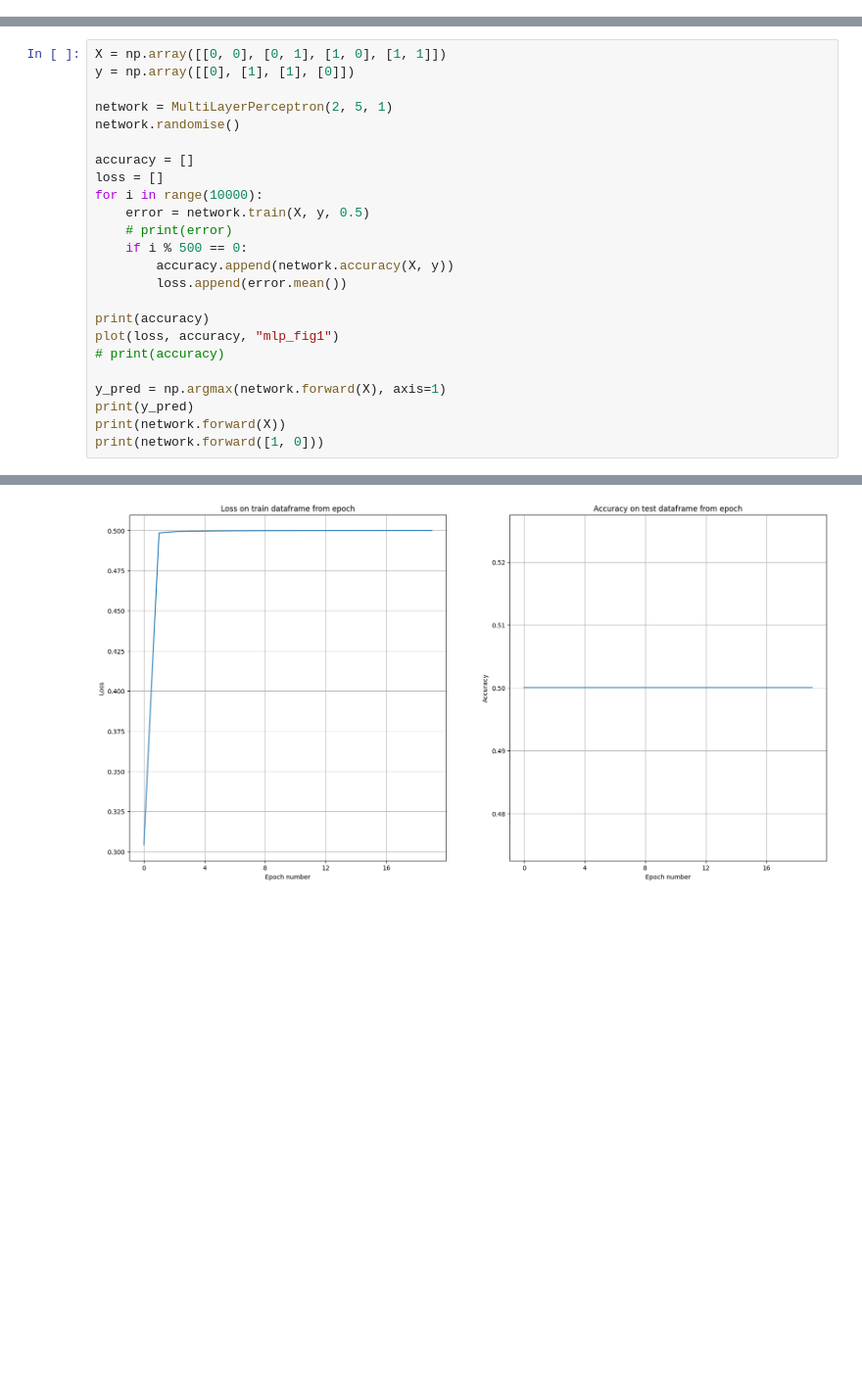
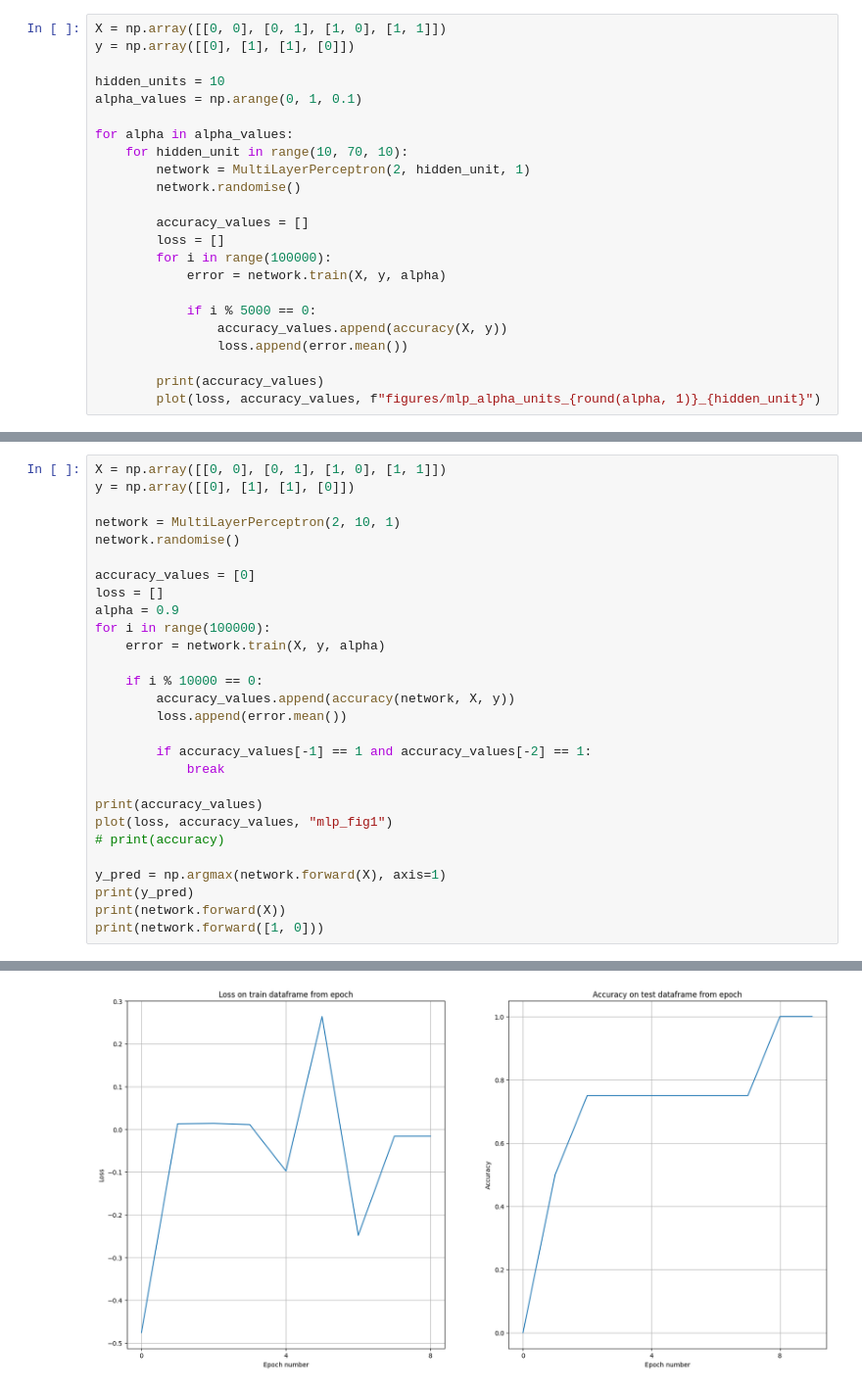
Before and after one commit to wayfarer-ismail/Neural_Network_from_Scratch, a Jupyter notebook: Neural Network from Scratch/task/main.ipynb, the cells around one changed output, grey strips where cells are left out. Shown: that part at 98% size. Drawn from its saved outputs; the diff is of its cells as text; blank space fills up the shorter version.

```diff
--- a/Neural Network from Scratch/task/main.ipynb
+++ b/Neural Network from Scratch/task/main.ipynb
@@ -11,0 +20,23 @@ from main import plot
+# %%
+X = np.array([[0, 0], [0, 1], [1, 0], [1, 1]])
+y = np.array([[0], [1], [1], [0]])
+
+hidden_units = 10
+alpha_values = np.arange(0, 1, 0.1)
+
+for alpha in alpha_values:
+    for hidden_unit in range(10, 70, 10):
+        network = MultiLayerPerceptron(2, hidden_unit, 1)
+        network.randomise()
+
+        accuracy_values = []
+        loss = []
+        for i in range(100000):
+            error = network.train(X, y, alpha)
+
+            if i % 5000 == 0:
+                accuracy_values.append(accuracy(X, y))
+                loss.append(error.mean())
+
+        print(accuracy_values)
+        plot(loss, accuracy_values, f"figures/mlp_alpha_units_{round(alpha, 1)}_{hidden_unit}")
@@ -13,20 +47,24 @@ from main import plot
 X = np.array([[0, 0], [0, 1], [1, 0], [1, 1]])
 y = np.array([[0], [1], [1], [0]])
 
-network = MultiLayerPerceptron(2, 5, 1)
+network = MultiLayerPerceptron(2, 10, 1)
 network.randomise()
 
-accuracy = []
+accuracy_values = [0]
 loss = []
-for i in range(10000):
-    error = network.train(X, y, 0.5)
-    # print(error)
-    if i % 500 == 0:
-        accuracy.append(network.accuracy(X, y))
+alpha = 0.9
+for i in range(100000):
+    error = network.train(X, y, alpha)
+
+    if i % 10000 == 0:
+        accuracy_values.append(accuracy(network, X, y))
         loss.append(error.mean())
 
-print(accuracy)
-plot(loss, accuracy, "mlp_fig1")
+        if accuracy_values[-1] == 1 and accuracy_values[-2] == 1:
+            break
+
+print(accuracy_values)
+plot(loss, accuracy_values, "mlp_fig1")
 # print(accuracy)
 
 y_pred = np.argmax(network.forward(X), axis=1)
@@ -44 +82 @@ print(network.forward([1, 0]))
-[figure, old version]
+[figure, new version]
```
Also changed, not shown: parts of 5 cells of this notebook, 2 other files.
